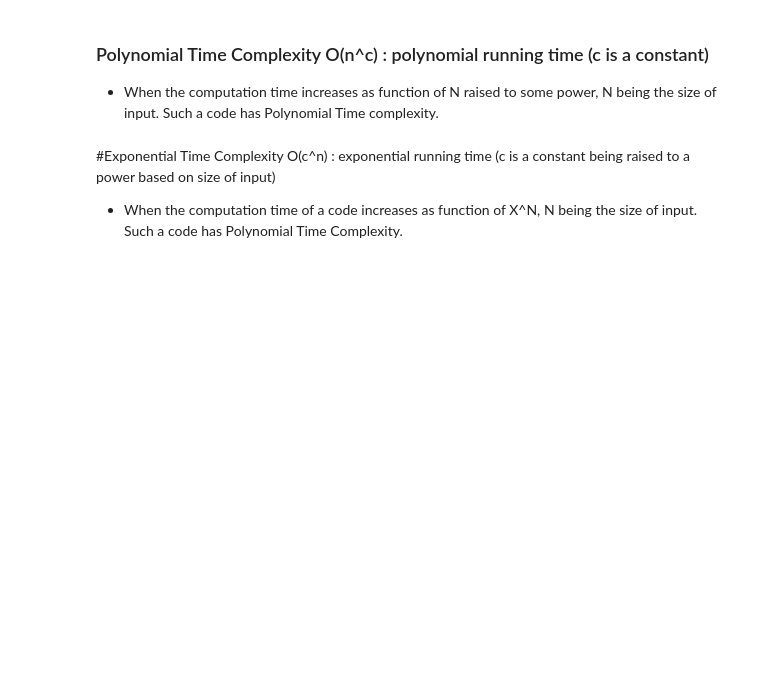
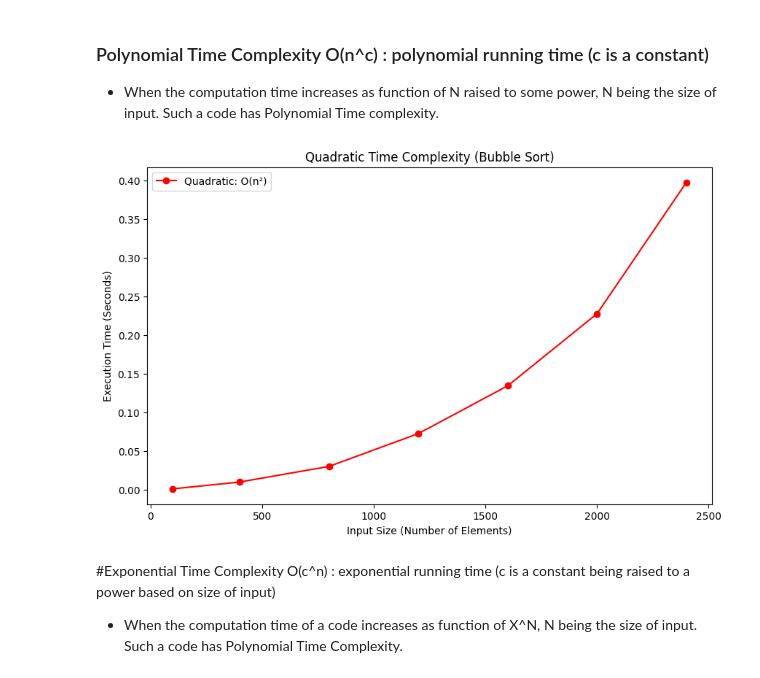
Before and after one commit to Pranav-Trivedi20/Algorithms-and-Problem-Solving-Lab, a Jupyter notebook: Lab_3_Growth_of_function.ipynb, the cells around one changed output. Saved outputs shown, nothing was run; the diff lists cells and outputs as text; code cells hidden in the pictures; blank space fills up the shorter version.

```diff
--- a/Lab_3_Growth_of_function.ipynb
+++ b/Lab_3_Growth_of_function.ipynb
@@ -170,3 +179,36 @@ def merge(left, right):
+# %%
+# Prob_6 Take Suitable example and write function that runs in log-linear time. plot the graph as well, similar to above example
+
+def bubble_sort(arr):
+    n = len(arr)
+    for i in range(n):
+
+        for j in range(0, n - i - 1):
+            if arr[j] > arr[j + 1]:
+                arr[j], arr[j + 1] = arr[j + 1], arr[j]
+    return arr
+
+sizes = [100, 400, 800, 1200, 1600, 2000, 2400]
+times = []
+
+for s in sizes:
+    random.seed(42)
+    data = [random.randint(0, 10000) for _ in range(s)]
+
+    start = time.time()
+    bubble_sort(data)
+    times.append(time.time() - start)
+
+plt.figure(figsize=(10, 6))
+plt.plot(sizes, times, 'r-o', label='Quadratic: O(n²)')
+
+plt.title("Quadratic Time Complexity (Bubble Sort)")
+plt.xlabel("Input Size (Number of Elements)")
+plt.ylabel("Execution Time (Seconds)")
+plt.legend()
+plt.show()
+# %% [output]
+[figure, added]
 # %% [markdown]
 #Exponential Time Complexity O(c^n) : exponential running time (c is a constant being raised to a power based on size of input)
 
```
Also changed, not shown: parts of 8 cells of this notebook.
